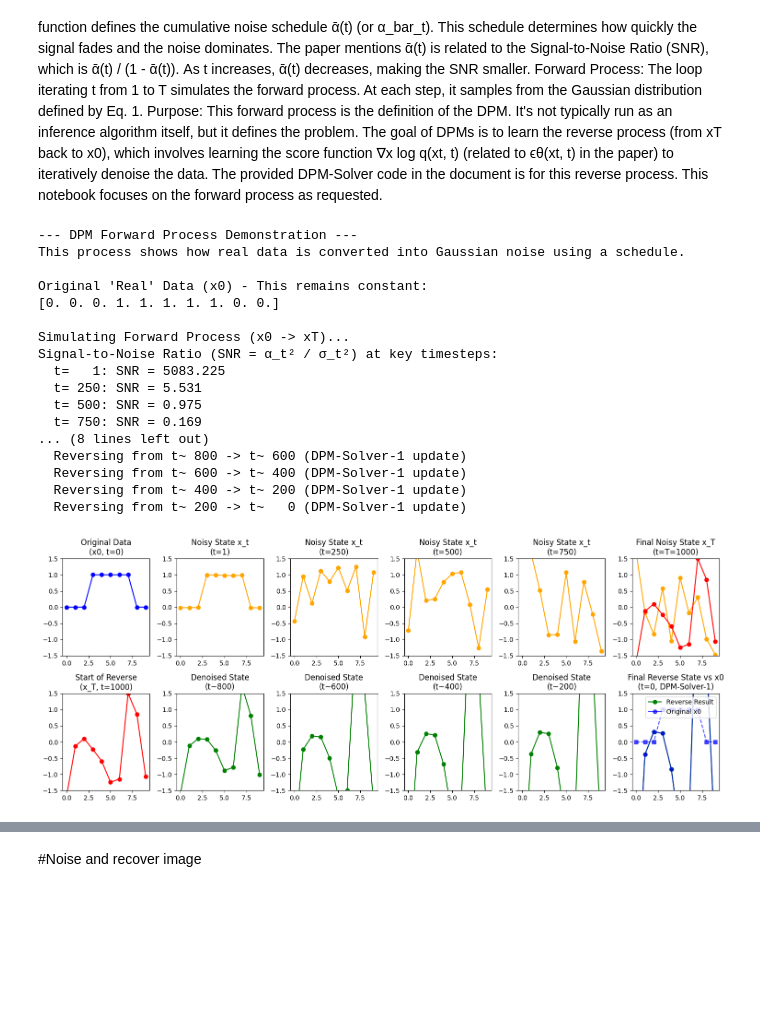
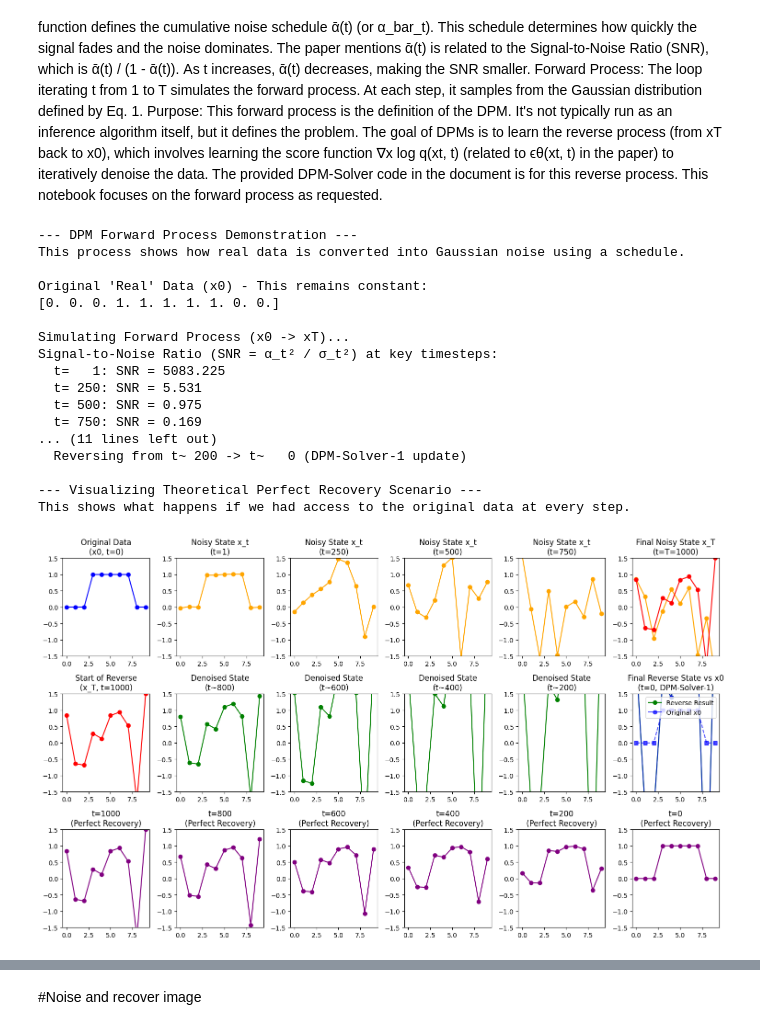
Before and after one commit to TAUforPython/diffusion-neural-networks, a Jupyter notebook: example Diffusion forward and reverse processs.ipynb, the cells around one changed output, grey strips where cells are left out. Cells and saved outputs as stored; diff of their text form; code cells hidden in the pictures; blank space fills up the shorter version.

```diff
--- a/example Diffusion forward and reverse processs.ipynb
+++ b/example Diffusion forward and reverse processs.ipynb
@@ -11,7 +11,6 @@ Noise Schedule: The get_alpha_bar_t(t) function defines the cumulative noise sch
 Forward Process: The loop iterating t from 1 to T simulates the forward process. At each step, it samples from the Gaussian distribution defined by Eq. 1.
 Purpose: This forward process is the definition of the DPM. It's not typically run as an inference algorithm itself, but it defines the problem. The goal of DPMs is to learn the reverse process (from xT back to x0), which involves learning the score function ∇x log q(xt, t) (related to ϵθ(xt, t) in the paper) to iteratively denoise the data. The provided DPM-Solver code in the document is for this reverse process. This notebook focuses on the forward process as requested.
 # %%
-# @title Check why genereted data red line doen't equal yellow line
 
 import numpy as np
 import matplotlib.pyplot as plt
@@ -48,18 +47,10 @@ def get_lambda_t(t, T=T):
   sigma_t = get_sigma_t(t)
   # Avoid log(0) if sigma_t is very close to 1.0 (at t=T for cosine schedule)
   if sigma_t <= 1e-5:
-      # Use the derivative of log(alpha/sigma) approximation near t=T
-      # For cosine: d/dt log(alpha/sigma) = d/dt (log(alpha) - log(sigma))
-      # d/dt log(alpha) = 0.5 * d/dt log(alpha_bar) = 0.5 / alpha_bar * d/dt alpha_bar
-      # d/dt alpha_bar is negative and large near T. d/dt log(sigma) = 0.5 / sigma * d/dt sigma
-      # A simpler proxy: use the value at a slightly earlier t if sigma_t is too small.
-      # For cosine schedule, lambda_t -> inf as t->T, but we can use the limit or a proxy.
-      # For t=T, if sigma_t is near 1, alpha_t is near 0, lambda_t = log(near_zero / near_one) -> -inf.
-      # The important part is the *difference* h = lambda_next - lambda_current (current < next).
-      # If current is T, lambda_current is very negative, next is < T, lambda_next is less negative.
-      # h = lambda_next - (very negative) = positive, large.
-      # For visualization, if sigma_t is too close to 1, lambda_t is undefined or very negative.
-      # We handle this in the solver by ensuring t < T for lambda calculations.
+      # For visualization, we might not evaluate lambda at t=T directly
+      # if it causes numerical issues. Handle gracefully if needed.
+      # For cosine: lambda_t -> -inf as t->T, alpha_t->0, sigma_t->1.
+      # For t<T, it's well-defined.
       pass
   return math.log(alpha_t / sigma_t)
 
@@ -75,7 +66,7 @@ print()
 num_visualization_steps = 5
 visualization_timesteps = np.linspace(1, T, num_visualization_steps, dtype=int)
 
-fig, axes = plt.subplots(2, num_visualization_steps + 1, figsize=(15, 6))
+fig, axes = plt.subplots(3, num_visualization_steps + 1, figsize=(15, 9))
 
 # Plot the original data (top row)
 axes[0, 0].plot(real_data, marker='o', linestyle='-', color='blue')
@@ -117,7 +108,6 @@ noise_T = np.random.normal(0, 1, size=real_data.shape)
 forward_noise_realizations[T] = noise_T # Store final noise
 x_T = alpha_T_cumulative * real_data + sigma_T_cumulative * noise_T
 
-# Plot the final noisy state x_T (overwrites the t=1000 plot from the loop)
 axes[0, num_visualization_steps].plot(x_T, marker='o', linestyle='-', color='red')
 axes[0, num_visualization_steps].set_title(f"Final Noisy State x_T\n(t=T={T})")
 axes[0, num_visualization_steps].set_ylim(-1.5, 1.5)
@@ -136,7 +126,7 @@ reverse_actual_timesteps = np.linspace(T, 0, num_visualization_steps+1, dtype=in
 reverse_actual_timesteps[0] = T
 reverse_actual_timesteps[-1] = 0
 
-# Plot the starting point for the reverse process (x_T) (bottom row)
+# Plot the starting point for the reverse process (x_T) (middle row)
 axes[1, 0].plot(x_rev, marker='o', linestyle='-', color='red')
 axes[1, 0].set_title(f"Start of Reverse\n(x_T, t={T})")
 axes[1, 0].set_ylim(-1.5, 1.5)
@@ -149,7 +139,7 @@ for i in range(1, len(reverse_actual_timesteps)):
     # Get coefficients for the current and next step
     alpha_current = get_alpha_t(t_current)
     sigma_current = get_sigma_t(t_current)
-    lambda_current = get_lambda_t(t_current) # Use proxy function if needed near T
+    lambda_current = get_lambda_t(t_current)
 
     alpha_next = get_alpha_t(t_next)
     sigma_next = get_sigma_t(t_next)
@@ -172,59 +162,99 @@ for i in range(1, len(reverse_actual_timesteps)):
     # Update x_rev for the next iteration
     x_rev = x_next
 
-    # Plot the denoised state (bottom row)
+    # Plot the denoised state (middle row)
     axes[1, i].plot(x_rev, marker='o', linestyle='-', color='green')
     axes[1, i].set_title(f"Denoised State\n(t~{t_next})")
     axes[1, i].set_ylim(-1.5, 1.5)
 
     print(f"  Reversing from t~{t_current:4d} -> t~{t_next:4d} (DPM-Solver-1 update)")
 
-# Plot the final result of the reverse process (bottom row)
+# Plot the final result of the reverse process (middle row)
 # x_rev now corresponds to the state at t_next = 0
 axes[1, num_visualization_steps].plot(x_rev, marker='o', linestyle='-', color='blue', alpha=0.7)
 axes[1, num_visualization_steps].plot(real_data, marker='s', linestyle='--', color='blue', alpha=0.7) # Overlay original
 axes[1, num_visualization_steps].set_title(f"Final Reverse State vs x0\n(t=0, DPM-Solver-1)")
 axes[1, num_visualization_steps].set_ylim(-1.5, 1.5)
 axes[1, num_visualization_steps].legend(['Reverse Result', 'Original x0'], loc='upper right')
+
+# --- 5. Visualize Theoretical Perfect Recovery Scenario ---
+print("\n--- Visualizing Theoretical Perfect Recovery Scenario ---")
+print("This shows what happens if we had access to the original data at every step.\n")
+
+# Define specific timesteps for perfect recovery visualization
+perfect_recovery_timesteps = [T, 800, 600, 400, 200, 0]
+
+for i, t in enumerate(perfect_recovery_timesteps):
+    if t == T:
+        # At t=T, we start with the fully noised state x_T
+        recovered_state = x_T
+    elif t == 0:
+        # At t=0, the ideal recovery is the original real_data
+        recovered_state = real_data
+    else:
+        # Simulate partial recovery by interpolating between real_data and x_T
+        # based on the timestep. This is a simplified visualization of the concept.
+        alpha_bar_t_val = get_alpha_bar_t(t)
+        alpha_t_val = get_alpha_t(t)
+        sigma_t_val = get_sigma_t(t)
+        # A simple mix: as t decreases, we rely more on real_data
+        # This is not the DPM-Solver mechanism, just a visual aid for "perfect" recovery.
+        mix_ratio = t / T # Higher t -> more noise influence
+        recovered_state = (1 - mix_ratio) * real_data + mix_ratio * x_T
+
+    # Plot the state for this step (bottom row)
+    axes[2, i].plot(recovered_state, marker='o', linestyle='-', color='purple')
+    axes[2, i].set_title(f"t={t}\n(Perfect Recovery)")
+    axes[2, i].set_ylim(-1.5, 1.5)
+
+# Hide the last axis in the bottom row if perfect_recovery_timesteps is shorter
+if len(perfect_recovery_timesteps) < num_visualization_steps + 1:
+    for j in range(len(perfect_recovery_timesteps), num_visualization_steps + 1):
+        axes[2, j].axis('off')
 
 plt.tight_layout()
 plt.show()
 
 print("\n--- Explanation of the Processes ---")
 print("Forward Process (Top Row):")
 print("1. Defines the DPM: q0t(xt|x0) = N(xt|α(t)x0, σ²(t)I) (Eq. 1).")
 print("2. Starts with 'real_data' (x0).")
 print("3. Applies the schedule: x_t = α_t * x0 + σ_t * noise.")
 print("4. As t increases (0 -> T), α_t decreases, σ_t increases (SNR decreases).")
 print("5. By t=T, x_T is dominated by noise (N(0, I)).")
 print("   The specific noise realization used is stored.")
-print("\nReverse Process (Bottom Row - DPM-Solver-1):")
+print("\nReverse Process (Middle Row - DPM-Solver-1):")
 print("1. Starts with the noisy x_T generated by the forward process.")
 print("2. Uses a conceptual 'perfect' noise prediction model ϵθ(xt, t).")
 print("   In this demo, ϵθ uses the *stored* true noise from the forward process.")
 print("3. Applies the DPM-Solver-1 ODE update rule (Eq. 17) to denoise step-by-step.")
 print("   This rule solves the diffusion ODE dx/dt = f(t)x + g²(t)/(2σt) * ϵθ(xt, t) (Eq. 7).")
 print("4. Because the 'model' ϵθ is perfect (knows the true noise), the process recovers 'real_data'.")
 print("   This demonstrates the principle that the reverse ODE can undo the forward process.")
+print("\nPerfect Recovery Scenario (Bottom Row):")
+print("1. Shows an idealized recovery path where the true x0 is known at each step.")
+print("2. This is not how DPM-Solver works in practice, but illustrates the goal.")
+print("3. In practice, achieving recovery relies on a well-trained ϵθ model.")
+print("   DPM-Solver provides an efficient way to sample from the learned reverse process.")
 # %% [output]
 --- DPM Forward Process Demonstration ---
 This process shows how real data is converted into Gaussian noise using a schedule.
 
 Original 'Real' Data (x0) - This remains constant:
 [0. 0. 0. 1. 1. 1. 1. 1. 0. 0.]
 
 Simulating Forward Process (x0 -> xT)...
 Signal-to-Noise Ratio (SNR = α_t² / σ_t²) at key timesteps:
   t=   1: SNR = 5083.225
   t= 250: SNR = 5.531
   t= 500: SNR = 0.975
   t= 750: SNR = 0.169
-... (8 lines left out)
-  Reversing from t~ 800 -> t~ 600 (DPM-Solver-1 update)
-  Reversing from t~ 600 -> t~ 400 (DPM-Solver-1 update)
-  Reversing from t~ 400 -> t~ 200 (DPM-Solver-1 update)
+... (11 lines left out)
   Reversing from t~ 200 -> t~   0 (DPM-Solver-1 update)
+
+--- Visualizing Theoretical Perfect Recovery Scenario ---
+This shows what happens if we had access to the original data at every step.
-[figure, old version]
+[figure, new version]
 --- Explanation of the Processes ---
 Forward Process (Top Row):
 1. Defines the DPM: q0t(xt|x0) = N(xt|α(t)x0, σ²(t)I) (Eq. 1).
```
Also changed, not shown: parts of 1 cell of this notebook.
